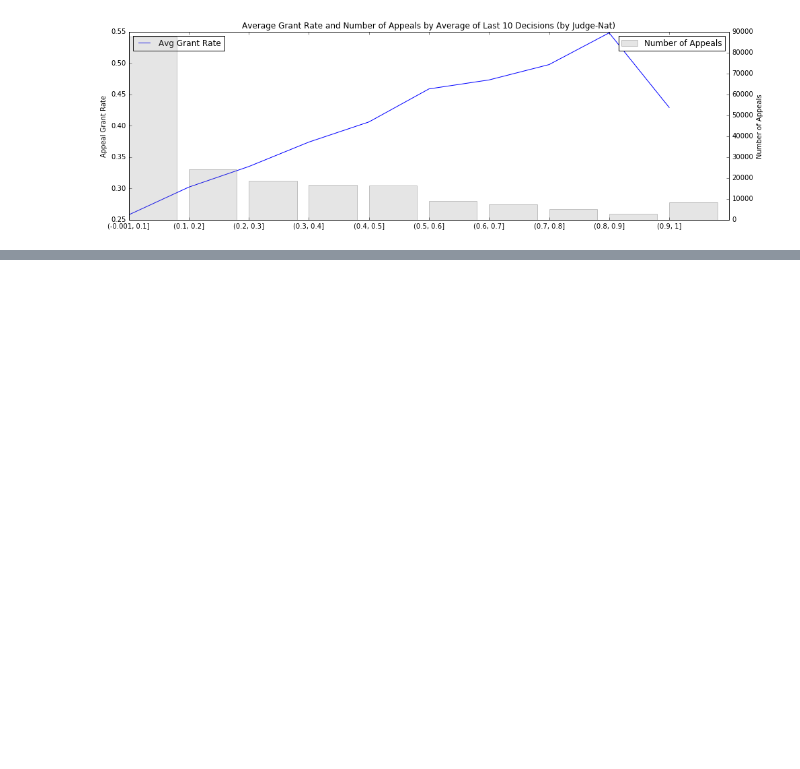
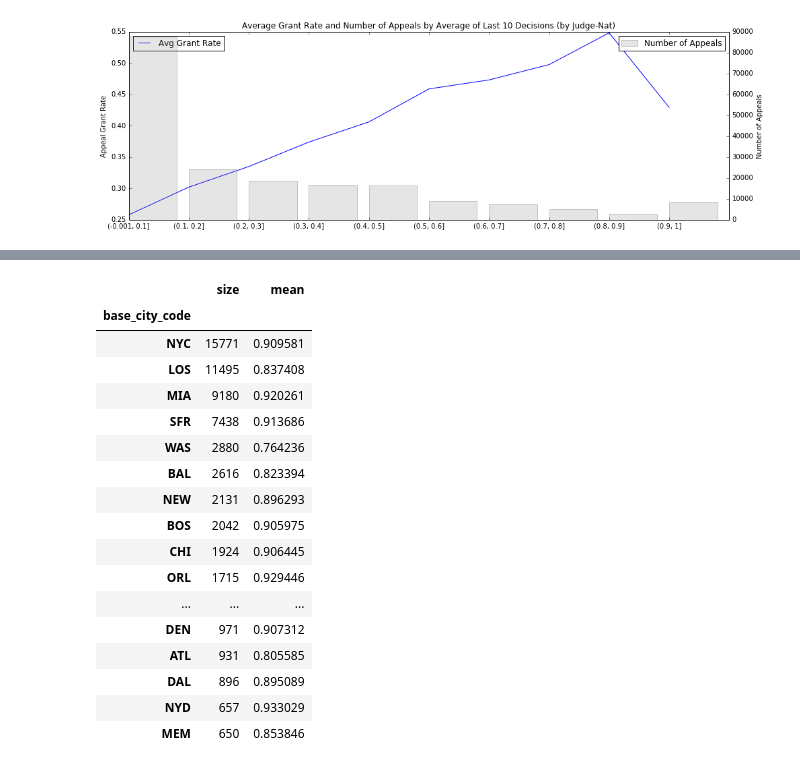
Before and after one commit to colinandrus/ml_course_project, a Jupyter notebook: notebooks/data_and_model_analysis.ipynb, the cells around one changed output, grey strips where cells are left out. Saved outputs shown, nothing was run; the diff lists cells and outputs as text; code cells hidden in the pictures; blank space fills up the shorter version.

```diff
--- a/notebooks/data_and_model_analysis.ipynb
+++ b/notebooks/data_and_model_analysis.ipynb
@@ -165,0 +278,21 @@ last_10_judge = plot_feature(appeals, ['last_10_appeal_grant_by_judge_nat_bin'],
+# %%
+likely_successes.groupby(['base_city_code'])['appealed'].agg(['size', np.mean]).sort_values('size', ascending=False)[:20]
+# %% [output]
+|  | size | mean |
+| base_city_code |  |  |
+| NYC | 15771 | 0.909581 |
+| LOS | 11495 | 0.837408 |
+| MIA | 9180 | 0.920261 |
+| SFR | 7438 | 0.913686 |
+| WAS | 2880 | 0.764236 |
+| BAL | 2616 | 0.823394 |
+| NEW | 2131 | 0.896293 |
+| BOS | 2042 | 0.905975 |
+| CHI | 1924 | 0.906445 |
+| ORL | 1715 | 0.929446 |
+| ... | ... | ... |
+| DEN | 971 | 0.907312 |
+| ATL | 931 | 0.805585 |
+| DAL | 896 | 0.895089 |
+| NYD | 657 | 0.933029 |
+| MEM | 650 | 0.853846 |
```
Also changed, not shown: parts of 24 cells of this notebook.
